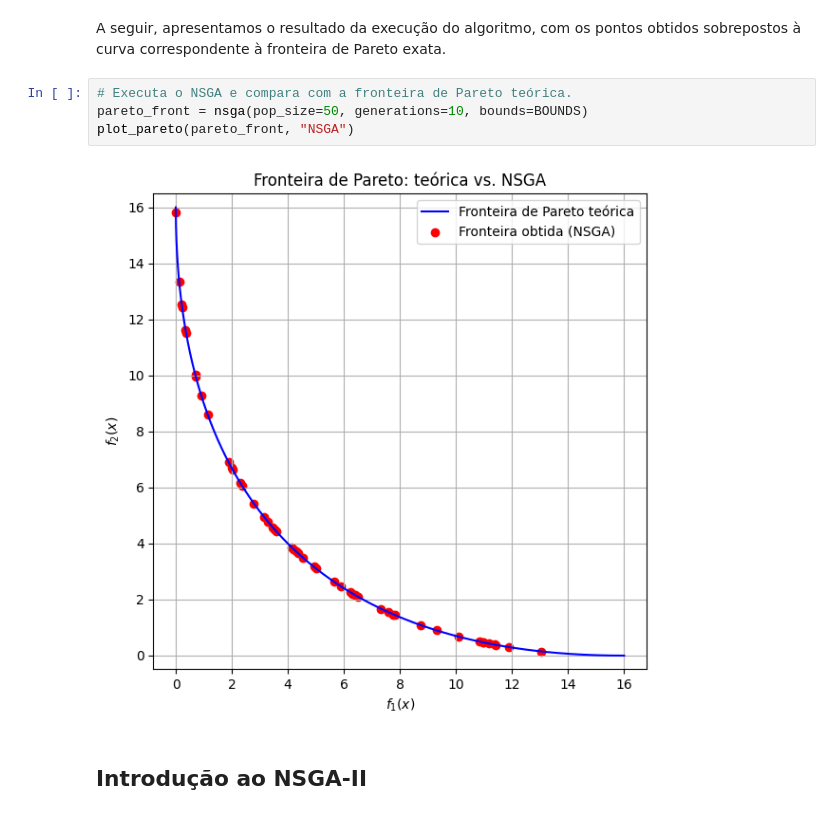
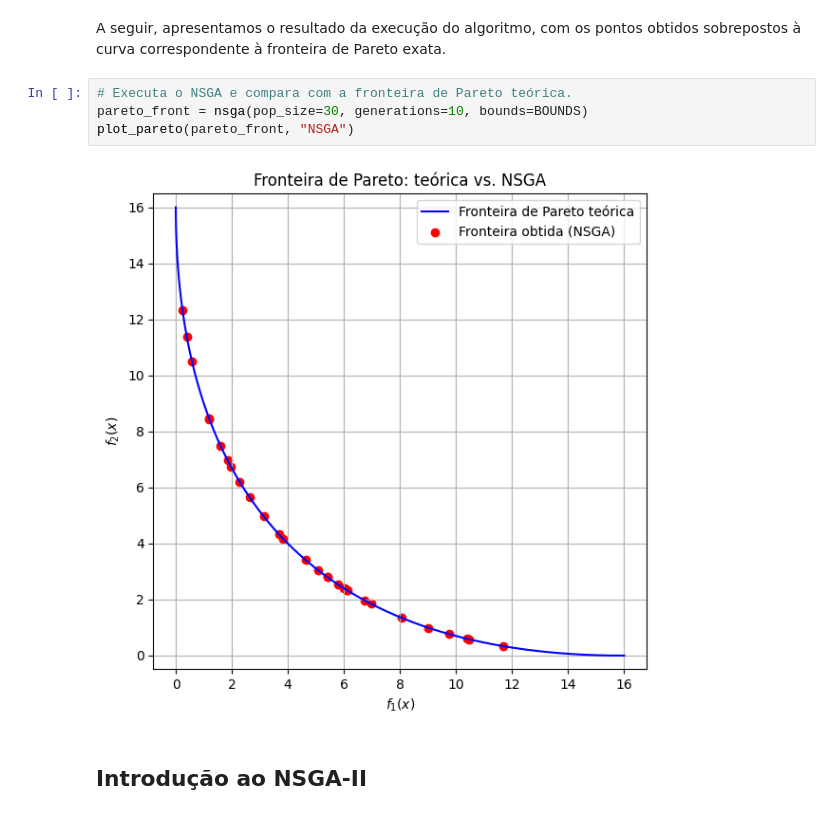
Before and after one commit to JunioCesarFerreira/NSGA-Studies, a Jupyter notebook: notebooks/1-introducao.ipynb, the cells around one changed output. Cells and saved outputs as stored; diff of their text form.

```diff
--- a/notebooks/1-introducao.ipynb
+++ b/notebooks/1-introducao.ipynb
@@ -719,10 +719,10 @@ def nsga(pop_size, generations, bounds,
 A seguir, apresentamos o resultado da execução do algoritmo, com os pontos obtidos sobrepostos à curva correspondente à fronteira de Pareto exata.
 # %%
 # Executa o NSGA e compara com a fronteira de Pareto teórica.
-pareto_front = nsga(pop_size=50, generations=10, bounds=BOUNDS)
+pareto_front = nsga(pop_size=30, generations=10, bounds=BOUNDS)
 plot_pareto(pareto_front, "NSGA")
 # %% [output]
-[figure, old version]
+[figure, new version]
 # %% [markdown]
 ## Introdução ao NSGA-II
 # %% [markdown]
```
Also changed, not shown: parts of 6 cells of this notebook.
